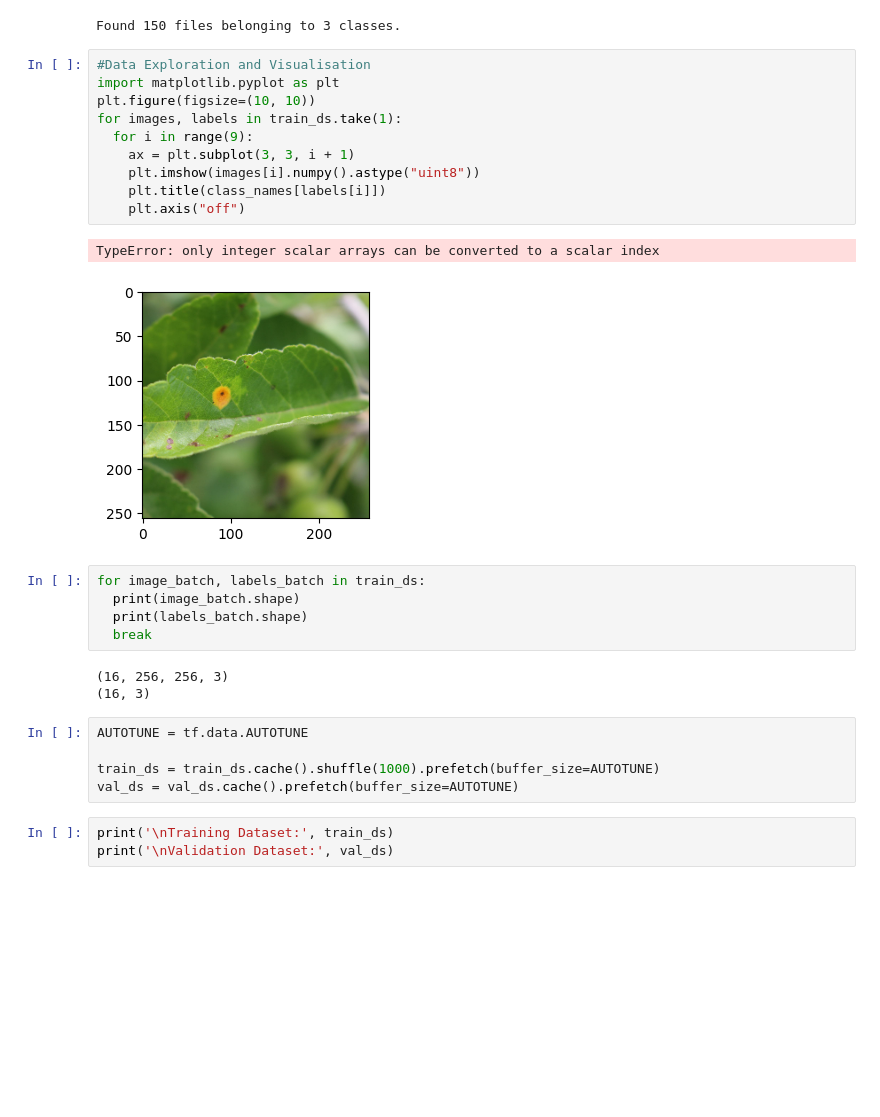
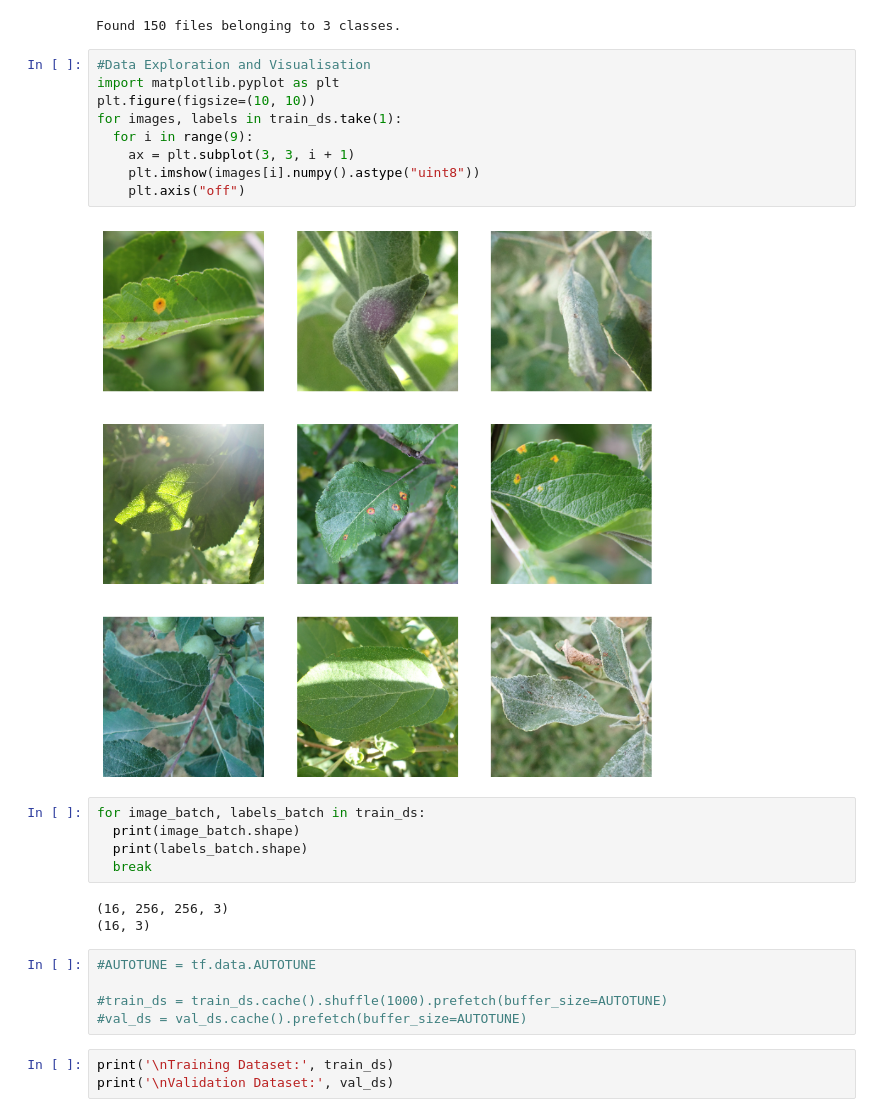
Before and after one commit to turagsarkar/Using-deep-transfer-learning-approch-for-Image-Based-Plant-leaf-Disease-Detection-model, a Jupyter notebook: Image_Based_Plant_leaf_Disease.ipynb, the cells around one changed output. Cells and saved outputs as stored; diff of their text form; blank space fills up the shorter version.

```diff
--- a/Image_Based_Plant_leaf_Disease.ipynb
+++ b/Image_Based_Plant_leaf_Disease.ipynb
@@ -87,16 +87,14 @@ Found 150 files belonging to 3 classes.
 # %%
 #Data Exploration and Visualisation
 import matplotlib.pyplot as plt
 plt.figure(figsize=(10, 10))
 for images, labels in train_ds.take(1):
   for i in range(9):
     ax = plt.subplot(3, 3, i + 1)
     plt.imshow(images[i].numpy().astype("uint8"))
-    plt.title(class_names[labels[i]])
     plt.axis("off")
 # %% [output]
-TypeError: only integer scalar arrays can be converted to a scalar index
-[figure, old version]
+[figure, new version]
 # %%
 for image_batch, labels_batch in train_ds:
   print(image_batch.shape)
@@ -106,10 +104,10 @@ for image_batch, labels_batch in train_ds:
 (16, 256, 256, 3)
 (16, 3)
 # %%
-AUTOTUNE = tf.data.AUTOTUNE
+#AUTOTUNE = tf.data.AUTOTUNE
 
-train_ds = train_ds.cache().shuffle(1000).prefetch(buffer_size=AUTOTUNE)
-val_ds = val_ds.cache().prefetch(buffer_size=AUTOTUNE)
+#train_ds = train_ds.cache().shuffle(1000).prefetch(buffer_size=AUTOTUNE)
+#val_ds = val_ds.cache().prefetch(buffer_size=AUTOTUNE)
 # %%
 print('\nTraining Dataset:', train_ds)
 print('\nValidation Dataset:', val_ds)
```
Also changed, not shown: parts of 13 cells of this notebook.
